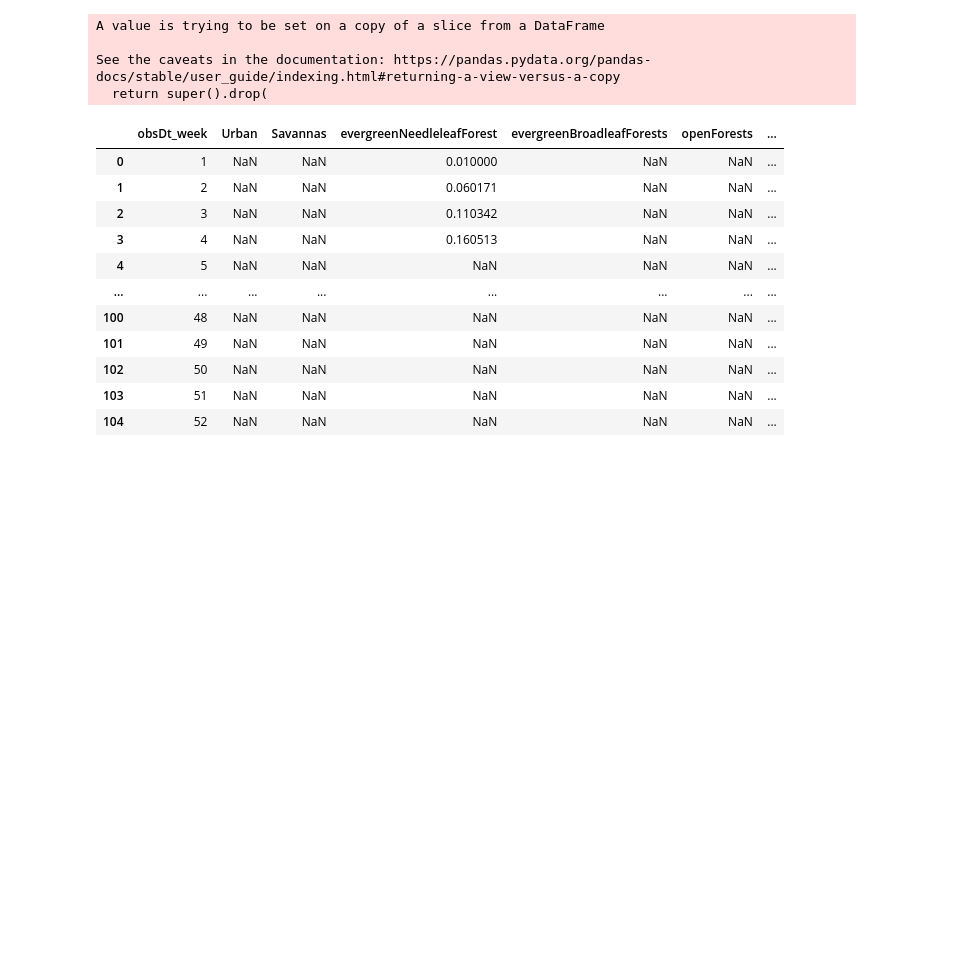
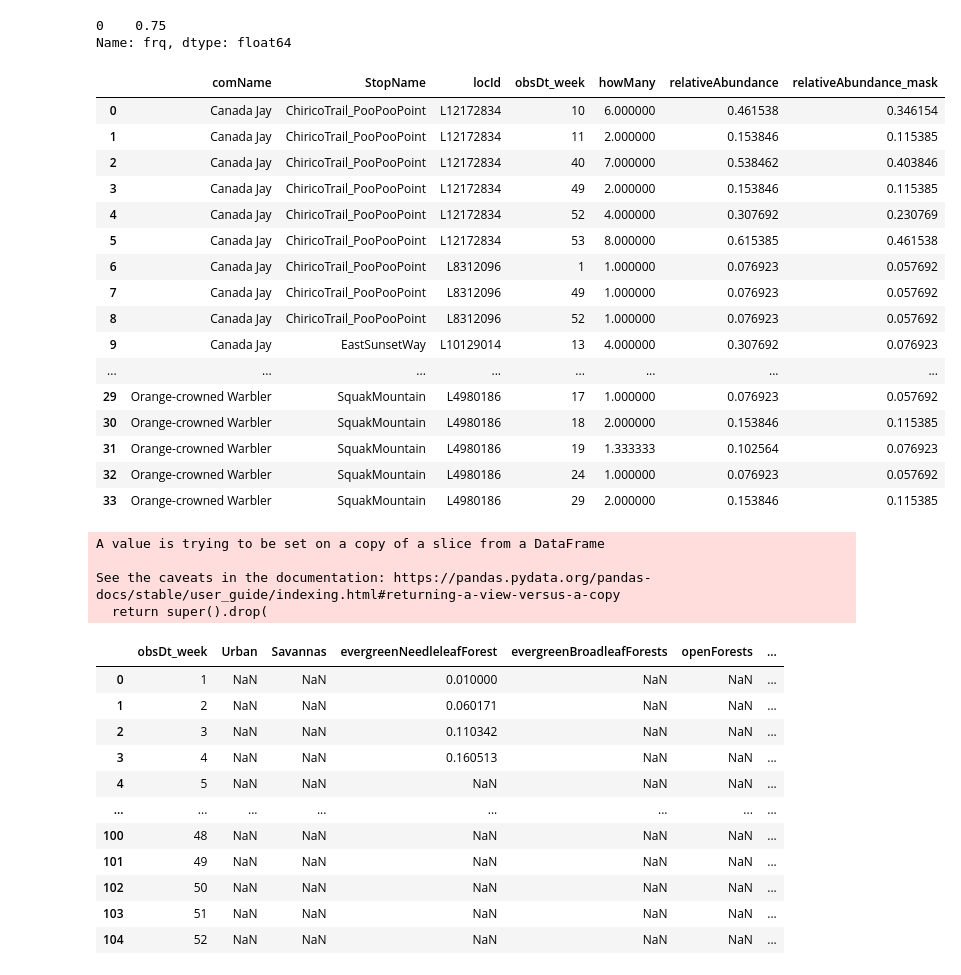
Before and after one commit to Tanag3r/trailheadDirect_birds, a Jupyter notebook: trailheadHabitat_analysis.ipynb, the cells around one changed output. Cells and saved outputs as stored; diff of their text form; code cells hidden in the pictures; blank space fills up the shorter version.

```diff
--- a/trailheadHabitat_analysis.ipynb
+++ b/trailheadHabitat_analysis.ipynb
@@ -30,9 +30,12 @@ def stopQualityMask(comName: str,closestStop: str):
         coeficients['frq'] = coeficients.apply(lambda g: (g.frq/gap),axis=1)
     except Exception as maskExc:
         raise maskExc
-    return coeficients
+    return coeficients['frq']
 # %%
-msk = stopQualityMask("Canada Jay","ChiricoTrail_PooPooPoint")
+stopQualityMask("Canada Jay","ChiricoTrail_PooPooPoint")
+# %% [output]
+0    0.75
+Name: frq, dtype: float64
 # %%
 ##TODO #77 identify birds that express seasonality/can only be found in the observed regions during specific times of year to inform the method of interpolation
 # %%
@@ -42,18 +45,44 @@ def weeklyAbundance():
     cnx = connectDB()
     try:
         #note that the query filters out birds only seen by two people
-        ObsDataset = pd.read_sql('SELECT comName,locId,closestStop,obsDt,howMany,subId FROM historicObservations AS FX WHERE (SELECT count(distinct(subId)) FROM historicObservations AS QA WHERE QA.comName = FX.comName) > 2 AND FX.comName in ("Canada Jay","Orange-crowned Warbler") LEFT JOIN closestStop on FX.locId = closestStop.locId;',con=cnx,parse_dates=['obsDt']) #Canada Jay filter is for testing purposes only
+        ObsDataset = pd.read_sql('SELECT comName,FX.locId,StopName,obsDt,howMany,subId FROM historicObservations AS FX  LEFT JOIN closestStop on FX.locId = closestStop.locId WHERE (SELECT count(distinct(subId)) FROM historicObservations AS QA WHERE QA.comName = FX.comName) > 2 AND FX.comName in ("Canada Jay","Orange-crowned Warbler");',con=cnx,parse_dates=['obsDt']) #Canada Jay filter is for testing purposes only
         ObsDataset['obsDt_week'] = ObsDataset['obsDt'].dt.isocalendar().week
         #group up data
-        ObsDataset = ObsDataset.groupby(['comName','locId','obsDt_week'])['howMany'].mean()
-        ObsDataset = pd.DataFrame(ObsDataset)
+        ObsDataset = ObsDataset.groupby(['comName','StopName','locId','obsDt_week'])['howMany'].mean()
+        ObsDataset = pd.DataFrame(ObsDataset).reset_index()
         ObsDataset['relativeAbundance'] = (ObsDataset['howMany']/ObsDataset['howMany'].mean())/max(ObsDataset['howMany']/ObsDataset['howMany'].mean())  #integrity of locId preserved by dividing per-week mean by total observed mean
-        ObsDataset.sort_values(by=['comName','obsDt_week'],ascending=True,inplace=True)   #not needed
-        ObsDataset.reset_index(inplace=True)   #not needed
+        #ObsDataset.set_index('obsDt_week',inplace=True)
+        ObsDataset['relativeAbundance_mask'] = ObsDataset.apply(lambda x: stopQualityMask(x.comName,x.StopName)*x.relativeAbundance,axis=1)
+        #normalize the relative abundance
+        #maxValues = ObsDataset.groupby(['comName'])['relativeAbundance'].max()
+        #ObsDataset['normalizedAbundance'] = (ObsDataset['relativeAbundance']/max(ObsDataset['relativeAbundance']))
+        #ObsDataset['normalizedAbundance'] = ObsDataset.apply(lambda )
+        #ObsDataset.sort_values(by=['comName','obsDt_week'],ascending=True,inplace=True)   #not needed
+        #ObsDataset.reset_index(inplace=True)   #not needed
     except Exception as calcEx:
         raise calcEx
     finally: cnx.close()
-    return ObsDataset
+    return ObsDataset[['comName','obsDt_week','locId','relativeAbundance']]
+# %%
+weeklyAbundance()
+# %% [output]
+|  | comName | StopName | locId | obsDt_week | howMany | relativeAbundance | relativeAbundance_mask |
+| 0 | Canada Jay | ChiricoTrail_PooPooPoint | L12172834 | 10 | 6.000000 | 0.461538 | 0.346154 |
+| 1 | Canada Jay | ChiricoTrail_PooPooPoint | L12172834 | 11 | 2.000000 | 0.153846 | 0.115385 |
+| 2 | Canada Jay | ChiricoTrail_PooPooPoint | L12172834 | 40 | 7.000000 | 0.538462 | 0.403846 |
+| 3 | Canada Jay | ChiricoTrail_PooPooPoint | L12172834 | 49 | 2.000000 | 0.153846 | 0.115385 |
+| 4 | Canada Jay | ChiricoTrail_PooPooPoint | L12172834 | 52 | 4.000000 | 0.307692 | 0.230769 |
+| 5 | Canada Jay | ChiricoTrail_PooPooPoint | L12172834 | 53 | 8.000000 | 0.615385 | 0.461538 |
+| 6 | Canada Jay | ChiricoTrail_PooPooPoint | L8312096 | 1 | 1.000000 | 0.076923 | 0.057692 |
+| 7 | Canada Jay | ChiricoTrail_PooPooPoint | L8312096 | 49 | 1.000000 | 0.076923 | 0.057692 |
+| 8 | Canada Jay | ChiricoTrail_PooPooPoint | L8312096 | 52 | 1.000000 | 0.076923 | 0.057692 |
+| 9 | Canada Jay | EastSunsetWay | L10129014 | 13 | 4.000000 | 0.307692 | 0.076923 |
+| ... | ... | ... | ... | ... | ... | ... | ... |
+| 29 | Orange-crowned Warbler | SquakMountain | L4980186 | 17 | 1.000000 | 0.076923 | 0.057692 |
+| 30 | Orange-crowned Warbler | SquakMountain | L4980186 | 18 | 2.000000 | 0.153846 | 0.115385 |
+| 31 | Orange-crowned Warbler | SquakMountain | L4980186 | 19 | 1.333333 | 0.102564 | 0.076923 |
+| 32 | Orange-crowned Warbler | SquakMountain | L4980186 | 24 | 1.000000 | 0.076923 | 0.057692 |
+| 33 | Orange-crowned Warbler | SquakMountain | L4980186 | 29 | 2.000000 | 0.153846 | 0.115385 |
 # %%
 ##TODO #71 apply polynomial interpolation to the weeklyAbundance values for use in forecasting --DONE
 
```
